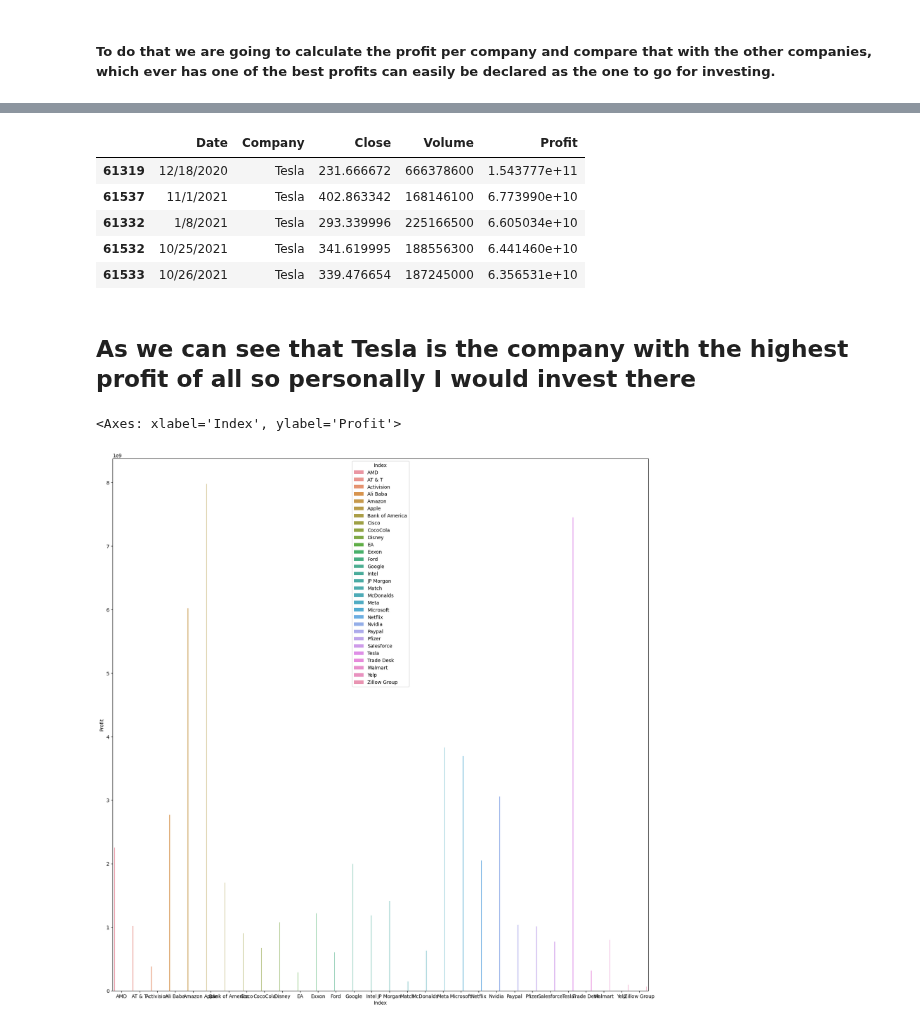
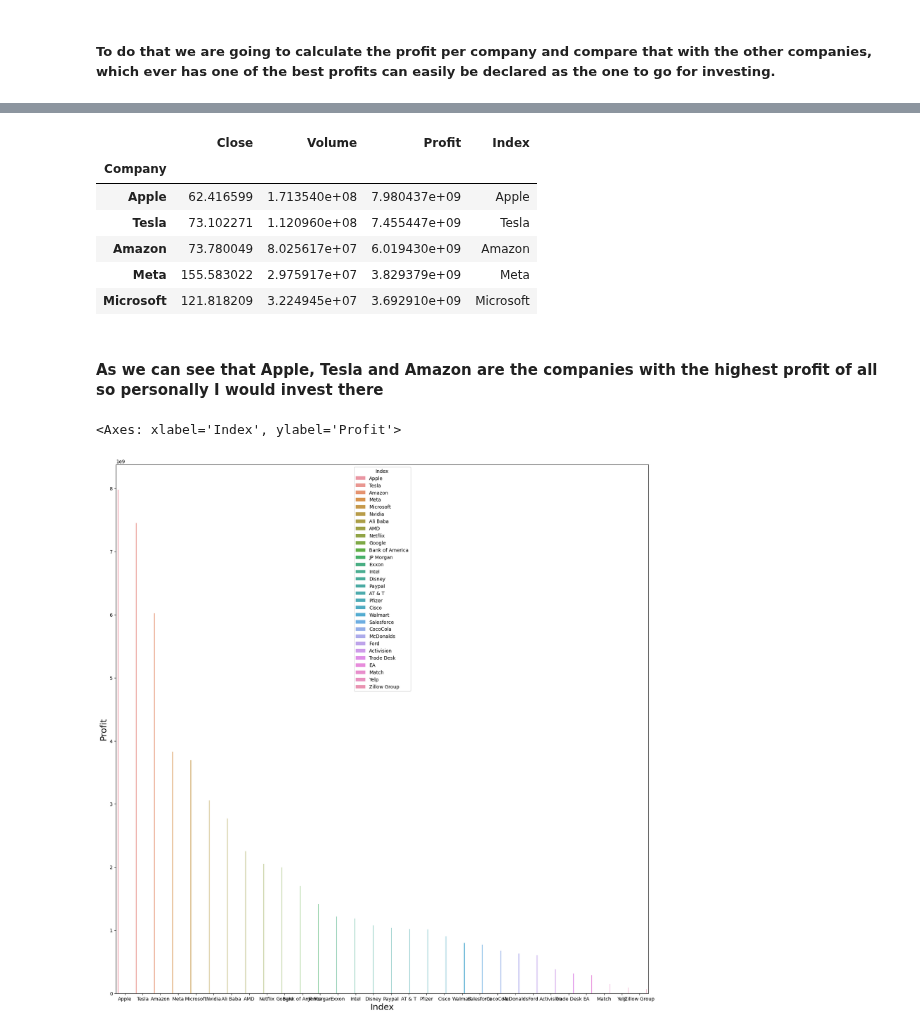
Before and after one commit to ubco-W2022T2-data301/Group35, a Jupyter notebook: analysis/analysis2.ipynb, the cells around one changed output, grey strips where cells are left out. Cells and saved outputs as stored; diff of their text form; code cells hidden in the pictures.

```diff
--- a/analysis/analysis2.ipynb
+++ b/analysis/analysis2.ipynb
@@ -45,23 +56,24 @@ gg.head()
 # %%
-hprofit = df.sort_values(by=['Profit'],ascending = False) # This sorts the list of companies based on their profits
-hprofit.head(5)   # this step helps us see the top 5 companies with the highest profit
+gg.sort_values(by=['Profit'],ascending = False, inplace = True) # This sorts the list of companies based on their profits
+gg.head(5)   # this step helps us see the top 5 companies with the highest profit
 # %% [output]
-|  | Date | Company | Close | Volume | Profit |
-| 61319 | 12/18/2020 | Tesla | 231.666672 | 666378600 | 1.543777e+11 |
-| 61537 | 11/1/2021 | Tesla | 402.863342 | 168146100 | 6.773990e+10 |
-| 61332 | 1/8/2021 | Tesla | 293.339996 | 225166500 | 6.605034e+10 |
-| 61532 | 10/25/2021 | Tesla | 341.619995 | 188556300 | 6.441460e+10 |
-| 61533 | 10/26/2021 | Tesla | 339.476654 | 187245000 | 6.356531e+10 |
+|  | Close | Volume | Profit | Index |
+| Company |  |  |  |  |
+| Apple | 62.416599 | 1.713540e+08 | 7.980437e+09 | Apple |
+| Tesla | 73.102271 | 1.120960e+08 | 7.455447e+09 | Tesla |
+| Amazon | 73.780049 | 8.025617e+07 | 6.019430e+09 | Amazon |
+| Meta | 155.583022 | 2.975917e+07 | 3.829379e+09 | Meta |
+| Microsoft | 121.818209 | 3.224945e+07 | 3.692910e+09 | Microsoft |
 # %% [markdown]
-## As we can see that Tesla is the company with the highest profit of all so personally I would invest there
+#### As we can see that Apple, Tesla and Amazon are the companies with the highest profit of all so personally I would invest there
 # %%
 import matplotlib.pyplot as plt #this is to visualise the profits in the form of a graph
 import seaborn as sns
-gg['Index'] = gg.index
+gg.sort_values(by='Profit',ascending = False, inplace = True)
 plt.figure(figsize=(20,20))
-plt.xlabel('Company')
-plt.ylabel('Profit')
+plt.xlabel('Company', fontsize = 18)
+plt.ylabel('Profit', fontsize = 18)
 sns.barplot(x= 'Index', y = 'Profit', hue = 'Index', data=gg)
 # %% [output]
 <Axes: xlabel='Index', ylabel='Profit'>
-[figure, old version]
+[figure, new version]
```
Also changed, not shown: parts of 2 cells of this notebook.
